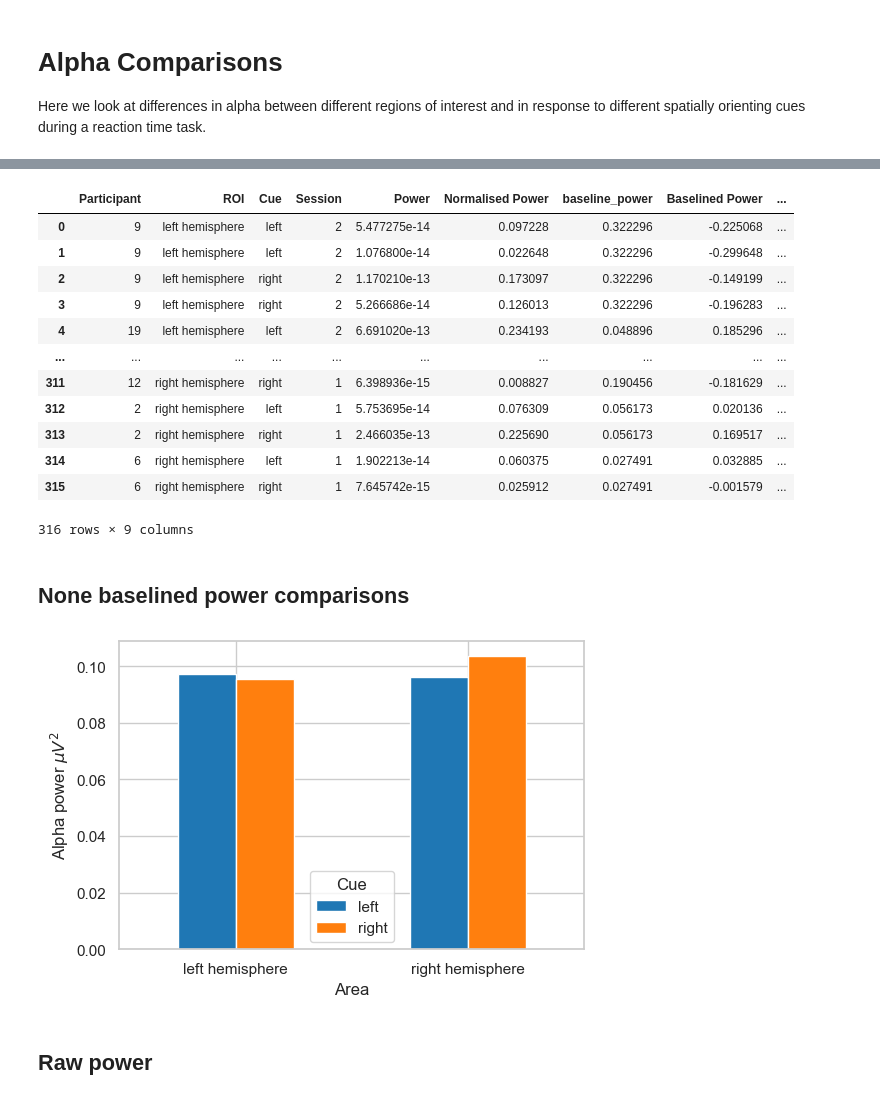
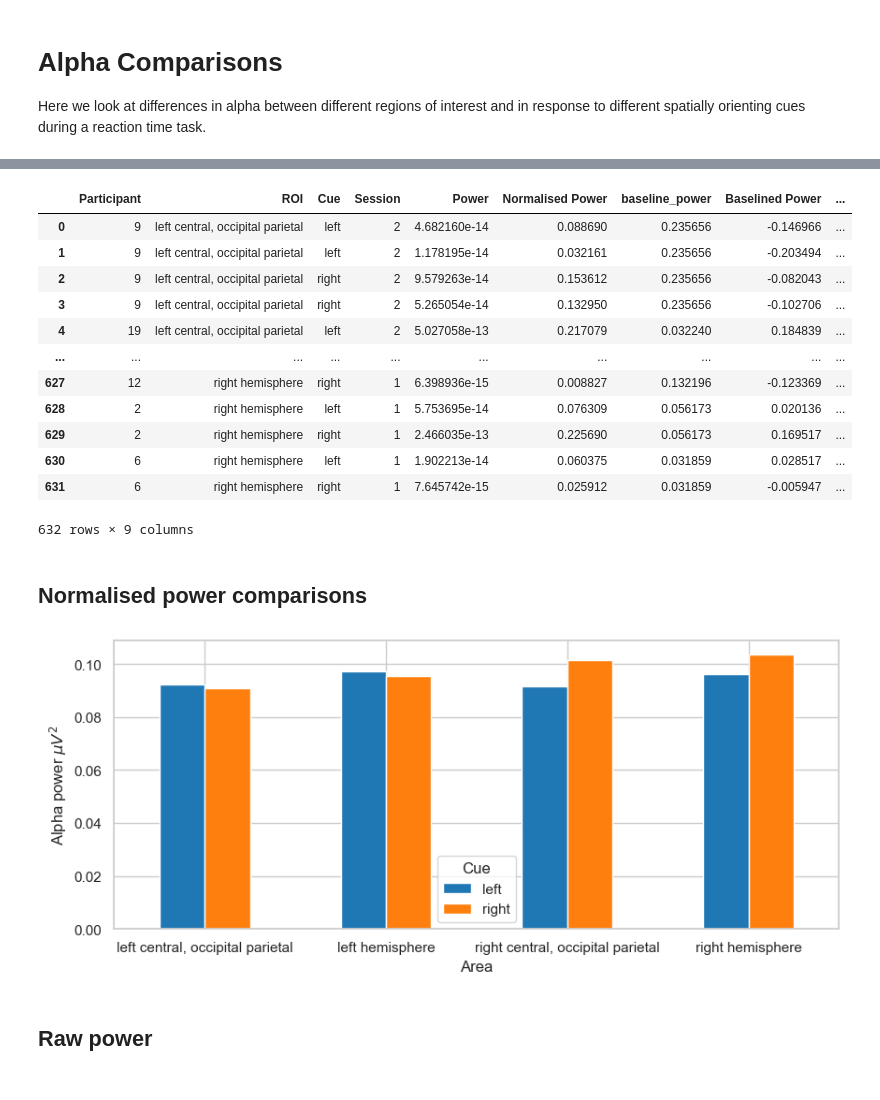
Before and after one commit to locua/time-frequency-analysis, a Jupyter notebook: Alpha Comparisons.ipynb, the cells around one changed output, grey strips where cells are left out. Cells and saved outputs as stored; diff of their text form; code cells hidden in the pictures.

```diff
--- a/Alpha Comparisons.ipynb
+++ b/Alpha Comparisons.ipynb
@@ -113,14 +113,14 @@ all1s = active1as+active1bs+sham1as+sham1bs
 allbs = active2bs + active1bs + sham2bs + sham1bs
 allas = active2as + active1as + sham2as + sham1as
 # %%
-def gather_epochs(file_names, event_ids={'Comment/60':60, 'Comment/70':70}):
+def gather_epochs(file_names, event_ids=event_map):
     epochs_list = []
     for file in file_names:
         # Load raw
         raw = mne.io.read_raw(file, preload=True)
         print('dropping channel');raw.drop_channels('ECG')
         # Filter ?
-        filt_raw = raw.copy().filter(l_freq=3, h_freq=20)
+        filt_raw = raw.copy().filter(l_freq=3, h_freq=40)
         # Events
         events, event_id = mne.events_from_annotations(filt_raw, event_map) # get events
         # Re-reference
@@ -163,4 +148,5 @@ def get_subject_tfr(ep, roi, freqs):
 # %%
+# Create power table and helpers
 def get_psd_power_norm(ep, roi, freq_range):
     evoked = ep.average()
     spectrum = evoked.compute_psd('welch', fmin=3, fmax=30, tmin=0, tmax=1, picks=roi)
@@ -194,14 +180,8 @@ def create_power_table(file_names, iaf_data):
     }
 
     regions = {
-        # 'left occipital' : ["O1"],
-        # 'right occipital' : ["O2"],
-        # 'left parietal-occipital':["PO7", "PO3"],
-        # 'right parietal-occipital':["PO8", "PO4"],
-        # 'left parietal' : ["P7", "P5", "P3", "P1"],
-        # 'right parietal' : ["P2", "P4", "P6", "P8"],
-        # 'right O, PO and CP' : ["P2", "P4", "P6", "P8", "PO8", "PO4", "O2", "CP6", "CP4", "CP2"],
-        # 'left O, PO and CP' : ["P7", "P5", "P3", "P1", "PO7", "PO3", "O1", "CP5", "CP3", "CP1"],
+        'left central, occipital parietal' : ["P7", "P5", "P3", "P1", "PO7", "PO3", "O1", "CP5", "CP3", "CP1"],
+        'right central, occipital parietal' : ["P2", "P4", "P6", "P8", "PO8", "PO4", "O2", "CP6", "CP4", "CP2"],
         'left hemisphere':["P7", "P5", "P3", "P1", "PO7", "PO3", "O1"],
         'right hemisphere':["P2", "P4", "P6", "P8", "PO8", "PO4", "O2"]
     }
@@ -458,33 +414,33 @@ powers_baselines['hemisphere'] = powers_baselines['ROI'].apply(determine_hemisph
 powers_baselines
 # %% [output]
 |  | Participant | ROI | Cue | Session | Power | Normalised Power | baseline_power | Baselined Power | ... |
-| 0 | 9 | left hemisphere | left | 2 | 5.477275e-14 | 0.097228 | 0.322296 | -0.225068 | ... |
-| 1 | 9 | left hemisphere | left | 2 | 1.076800e-14 | 0.022648 | 0.322296 | -0.299648 | ... |
-| 2 | 9 | left hemisphere | right | 2 | 1.170210e-13 | 0.173097 | 0.322296 | -0.149199 | ... |
-| 3 | 9 | left hemisphere | right | 2 | 5.266686e-14 | 0.126013 | 0.322296 | -0.196283 | ... |
-| 4 | 19 | left hemisphere | left | 2 | 6.691020e-13 | 0.234193 | 0.048896 | 0.185296 | ... |
+| 0 | 9 | left central, occipital parietal | left | 2 | 4.682160e-14 | 0.088690 | 0.235656 | -0.146966 | ... |
+| 1 | 9 | left central, occipital parietal | left | 2 | 1.178195e-14 | 0.032161 | 0.235656 | -0.203494 | ... |
+| 2 | 9 | left central, occipital parietal | right | 2 | 9.579263e-14 | 0.153612 | 0.235656 | -0.082043 | ... |
+| 3 | 9 | left central, occipital parietal | right | 2 | 5.265054e-14 | 0.132950 | 0.235656 | -0.102706 | ... |
+| 4 | 19 | left central, occipital parietal | left | 2 | 5.027058e-13 | 0.217079 | 0.032240 | 0.184839 | ... |
 | ... | ... | ... | ... | ... | ... | ... | ... | ... | ... |
-| 311 | 12 | right hemisphere | right | 1 | 6.398936e-15 | 0.008827 | 0.190456 | -0.181629 | ... |
-| 312 | 2 | right hemisphere | left | 1 | 5.753695e-14 | 0.076309 | 0.056173 | 0.020136 | ... |
-| 313 | 2 | right hemisphere | right | 1 | 2.466035e-13 | 0.225690 | 0.056173 | 0.169517 | ... |
-| 314 | 6 | right hemisphere | left | 1 | 1.902213e-14 | 0.060375 | 0.027491 | 0.032885 | ... |
-| 315 | 6 | right hemisphere | right | 1 | 7.645742e-15 | 0.025912 | 0.027491 | -0.001579 | ... |
+| 627 | 12 | right hemisphere | right | 1 | 6.398936e-15 | 0.008827 | 0.132196 | -0.123369 | ... |
+| 628 | 2 | right hemisphere | left | 1 | 5.753695e-14 | 0.076309 | 0.056173 | 0.020136 | ... |
+| 629 | 2 | right hemisphere | right | 1 | 2.466035e-13 | 0.225690 | 0.056173 | 0.169517 | ... |
+| 630 | 6 | right hemisphere | left | 1 | 1.902213e-14 | 0.060375 | 0.031859 | 0.028517 | ... |
+| 631 | 6 | right hemisphere | right | 1 | 7.645742e-15 | 0.025912 | 0.031859 | -0.005947 | ... |
-316 rows × 9 columns
+632 rows × 9 columns
 # %% [markdown]
-## None baselined power comparisons
+## Normalised power comparisons
 # %%
 powers_grouped = powers_all.groupby(['ROI', 'Cue'])['Normalised Power'].mean().reset_index()
 
 powers_pivot = powers_grouped.pivot(index='ROI', columns='Cue', values='Normalised Power')
-powers_pivot.plot(kind='bar', figsize=(6, 4), color=tab10)
+powers_pivot.plot(kind='bar', figsize=(10, 4), color=tab10)
 
 plt.ylabel(r'Alpha power $\mu V^{2}$')
 plt.xlabel('Area')
 plt.xticks(rotation=0)
 # plt.ylim(-1.6e-17, 1.5e-17)
 plt.show()
 # %% [output]
-[figure, old version]
+[figure, new version]
 # %% [markdown]
 ## Raw power
 # %%
```
Also changed, not shown: parts of 15 cells of this notebook, 3 other files.
